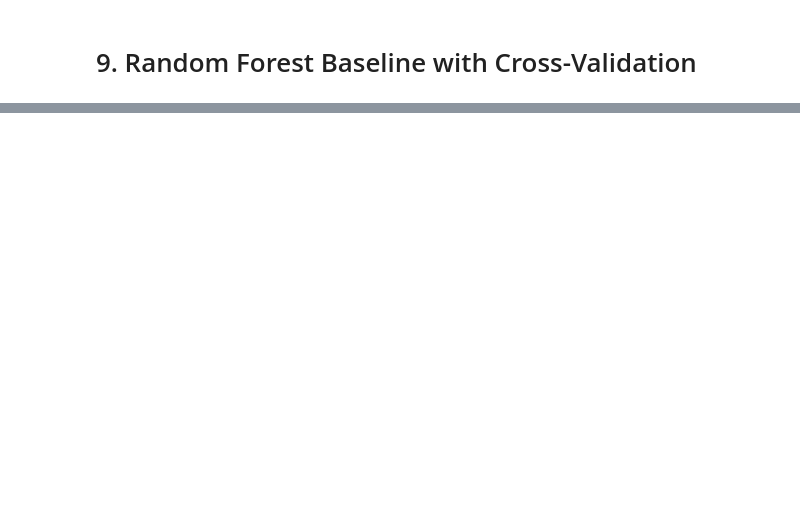
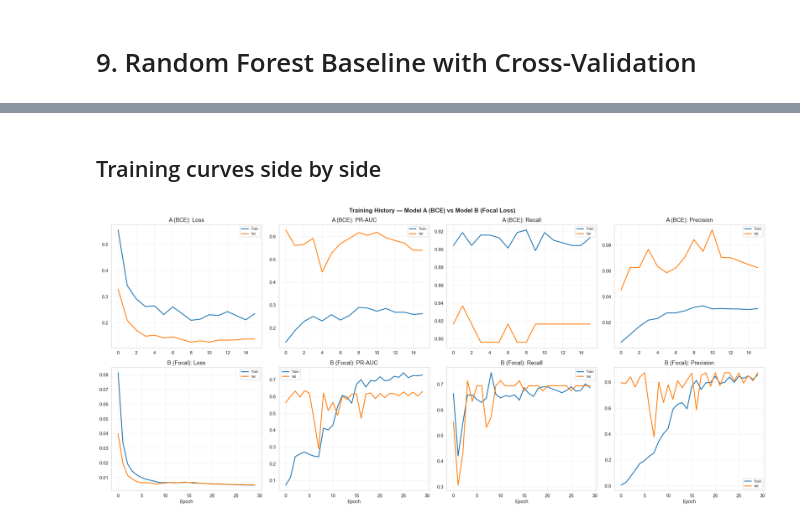
Before and after one commit to pnehete23/credit-card-fraud-detection, a Jupyter notebook: CreditCard_Fraud_Milestone2.ipynb, the cells around one changed output, grey strips where cells are left out. Drawn from its saved outputs; the diff is of its cells as text; code cells hidden in the pictures; blank space fills up the shorter version.

Commit message:
train SOTE/BCE models

```diff
--- a/CreditCard_Fraud_Milestone2.ipynb
+++ b/CreditCard_Fraud_Milestone2.ipynb
@@ -1233,0 +1485,21 @@ print(f"  Val Precision: {history.history['val_precision'][best_epoch]:.4f}")
+# %%
+callbacks_b = [
+    callbacks.EarlyStopping(
+        monitor='val_pr_auc', patience=25, mode='max',
+        restore_best_weights=True, verbose=1
+    ),
+    callbacks.ReduceLROnPlateau(
+        monitor='val_pr_auc', factor=0.5, patience=10,
+        mode='max', min_lr=1e-6, verbose=1
+    )
+]
+# %%
+history_b = model_b.fit(
+    X_train_nn, y_train,
+    validation_data=(X_val_nn, y_val),
+    epochs=100,
+    batch_size=1024,
+    class_weight={0: 1.0, 1: 50.0},
+    callbacks=callbacks_b,
+    verbose=1
+)
@@ -1233,0 +1524,27 @@ print(f"  Val Precision: {history.history['val_precision'][best_epoch]:.4f}")
+# %% [markdown]
+## Training curves side by side
+# %%
+fig, axes = plt.subplots(2, 4, figsize=(22, 10))
+metrics_to_plot = [('loss', 'Loss'), ('pr_auc', 'PR-AUC'),
+                   ('recall', 'Recall'), ('precision', 'Precision')]
+
+for col, (metric, title) in enumerate(metrics_to_plot):
+    axes[0, col].plot(history_a.history[metric], label='Train', linewidth=2)
+    axes[0, col].plot(history_a.history[f'val_{metric}'], label='Val', linewidth=2)
+    axes[0, col].set_title(f'A (BCE): {title}')
+    axes[0, col].legend(fontsize=8)
+    axes[0, col].grid(True, alpha=0.3)
+
+    axes[1, col].plot(history_b.history[metric], label='Train', linewidth=2)
+    axes[1, col].plot(history_b.history[f'val_{metric}'], label='Val', linewidth=2)
+    axes[1, col].set_title(f'B (Focal): {title}')
+    axes[1, col].set_xlabel('Epoch')
+    axes[1, col].legend(fontsize=8)
+    axes[1, col].grid(True, alpha=0.3)
+
+plt.suptitle('Training History — Model A (BCE) vs Model B (Focal Loss)',
+             fontsize=14, fontweight='bold')
+plt.tight_layout()
+plt.show()
+# %% [output]
+[figure, added]
```
Also changed, not shown: parts of 32 cells of this notebook.
